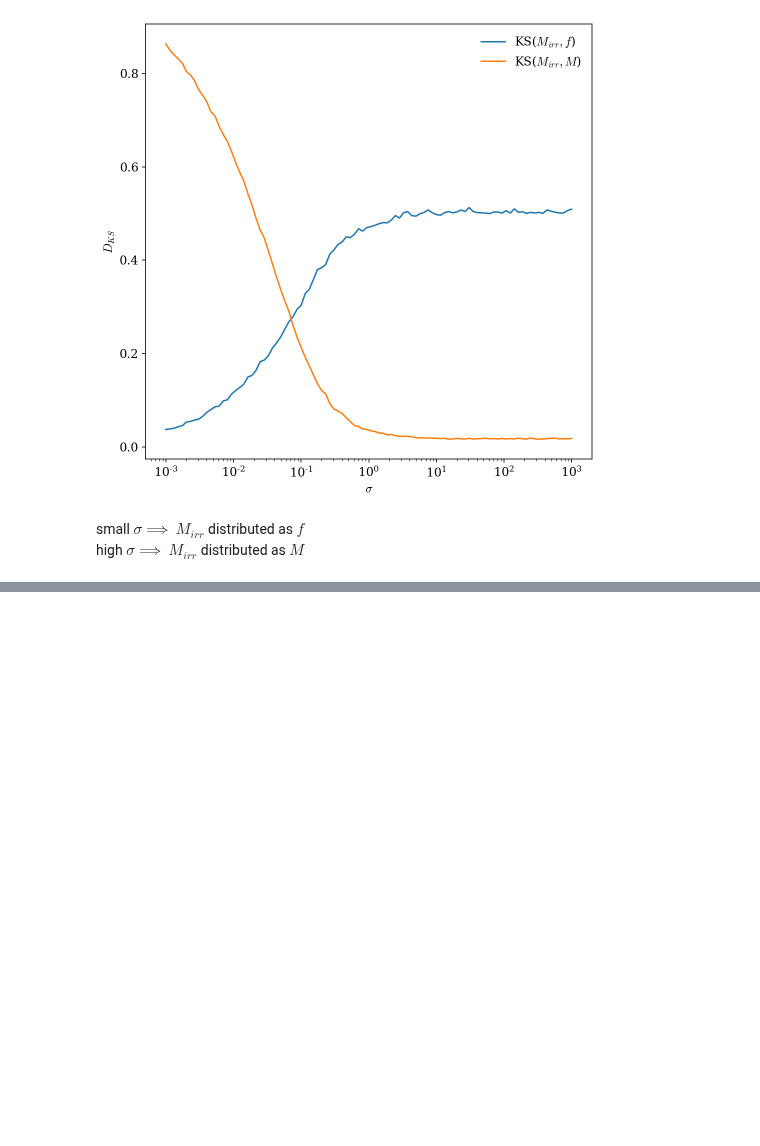
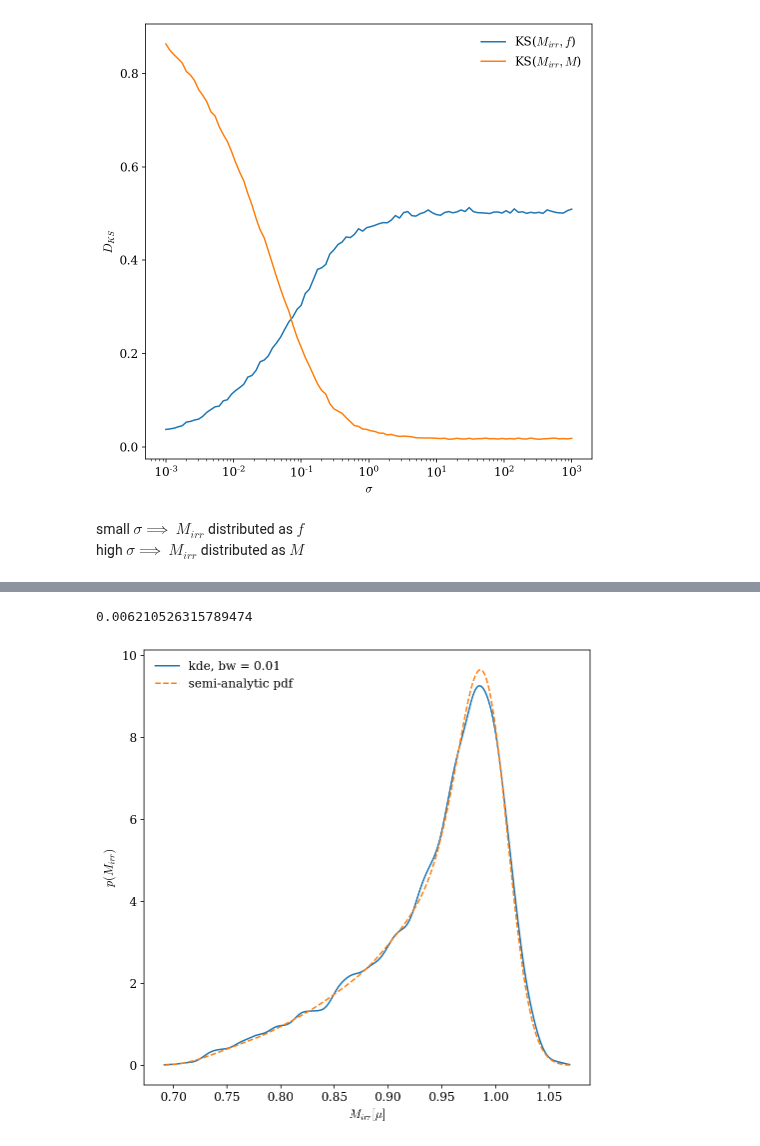
Before and after one commit to asantini29/astrostatistics_bicocca_2022, a Jupyter notebook: working/L07_irreducible_mass_BHs.ipynb, the cells around one changed output, grey strips where cells are left out. Cells and saved outputs as stored; diff of their text form; code cells hidden in the pictures; blank space fills up the shorter version.

Commit message:
semi-analytic pdf

```diff
--- a/working/L07_irreducible_mass_BHs.ipynb
+++ b/working/L07_irreducible_mass_BHs.ipynb
@@ -172,0 +147,26 @@ plt.show()
+# %%
+#kde with the best bw
+from sklearn.model_selection import GridSearchCV
+
+
+bwrange = np.linspace(0.001, 0.1, 20)
+K = 5 #K-fold cv
+grid = GridSearchCV(KernelDensity(), {'bandwidth': bwrange}, n_jobs=-1, cv = K)
+
+grid.fit(masses_irr[:, None])
+
+best_bw = grid.best_params_['bandwidth']
+print(best_bw)
+# %% [output]
+0.006210526315789474
+# %%
+kde_th = kde_sk(M_grid, masses_irr, bandwidth = best_bw, kernel="gaussian")
+
+plt.plot(M_grid, kde_th, label ='kde, bw = %.2f' % best_bw)
+plt.plot(M_grid, analytic_pdf, ls = '--', label ='semi-analytic pdf')
+plt.legend(frameon = False)
+plt.xlabel(r'$M_{irr}[\mu]$')
+plt.ylabel(r'$p(M_{irr})$')
+plt.show()
+# %% [output]
+[figure, added]
```
Also changed, not shown: parts of 6 cells of this notebook.
